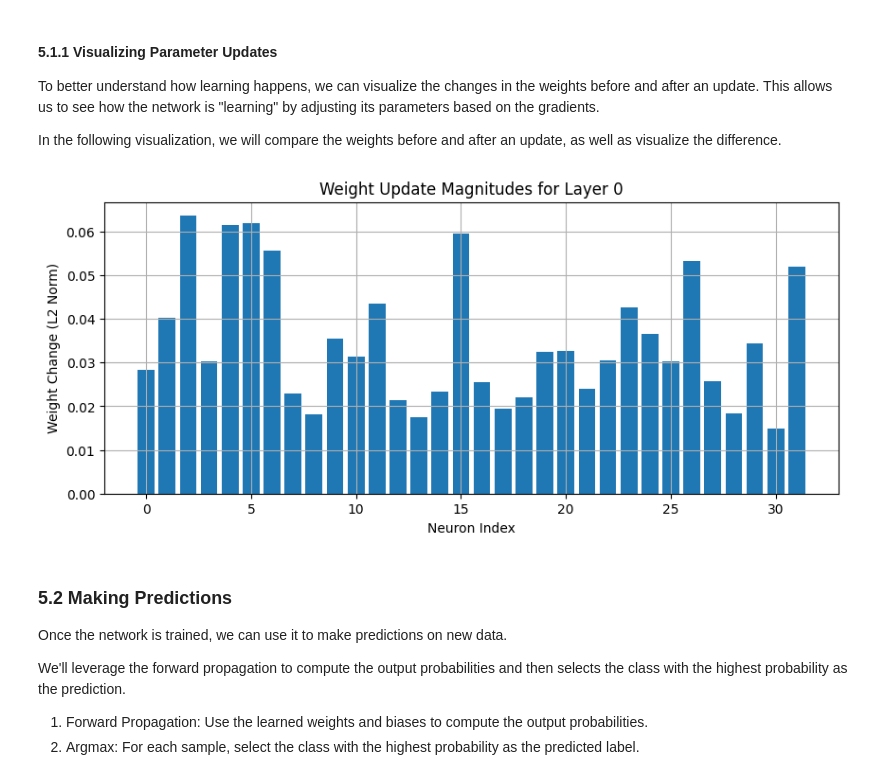
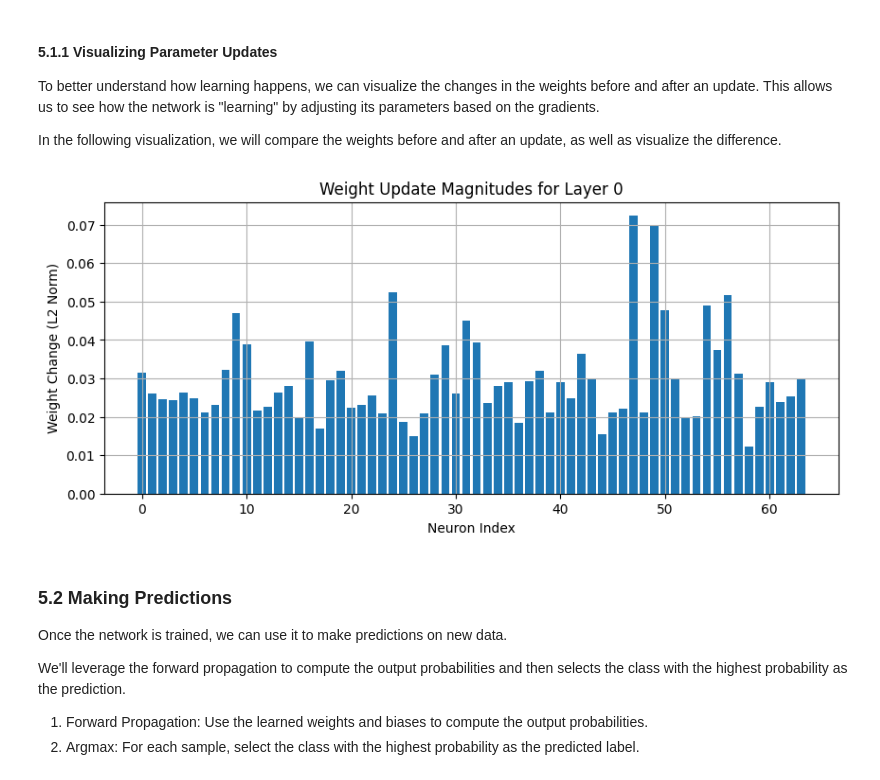
Before and after one commit to dinosaur-oatmeal/MNIST-Walkthrough, a Jupyter notebook: MNIST-Walkthrough.ipynb, the cells around one changed output. Saved outputs shown, nothing was run; the diff lists cells and outputs as text; code cells hidden in the pictures.

```diff
--- a/MNIST-Walkthrough.ipynb
+++ b/MNIST-Walkthrough.ipynb
@@ -38,7 +39,7 @@ mnist = openml.datasets.get_dataset(554)    # ID for MNIST
 
 # Define network architecture
 input_size = 28 * 28         # 784 input neurons
-hidden_sizes = [32, 16]      # Two hidden layers with 32 and 16 neurons
+hidden_sizes = [64, 32, 16]      # list of hidden layers
 output_size = 10             # 10 output neurons for digits 0-9
 layer_dims = [input_size] + hidden_sizes + [output_size]    # Total network dimensions
 # %% [markdown]
@@ -1005,7 +1001,7 @@ To better understand how learning happens, we can visualize the changes in the w
 
 In the following visualization, we will compare the weights before and after an update, as well as visualize the difference.
 # %%
-def visualize_parameter_updates(weights_before, weights_after, layer=0):
+def visualize_parameter_updates(weights_before, weights_after, layer = 0):
     """
     Arguments:
     weights_before -- list of weight matrices before the update
@@ -1016,37 +1012,37 @@ def visualize_parameter_updates(weights_before, weights_after, layer=0):
     weight_diff = weights_after[layer] - weights_before[layer]
 
     # Compute the L2 norm (magnitude) of updates for each output neuron (row in weight matrix)
-    diff_norms = np.linalg.norm(weight_diff, axis=1)
+    diff_norms = np.linalg.norm(weight_diff, axis = 1)
 
     # Plot the weight update magnitudes
-    plt.figure(figsize=(10, 4))
+    plt.figure(figsize = (10, 4))
     plt.bar(range(len(diff_norms)), diff_norms)
     plt.xlabel('Neuron Index')
     plt.ylabel('Weight Change (L2 Norm)')
     plt.title(f'Weight Update Magnitudes for Layer {layer}')
     plt.grid(True)
     plt.show()
 
 # Hyperparameters for training
 learning_rate = 0.1
 batch_size = 64
 
 # Clone weights before update
 weights_before_update = copy.deepcopy(weights)
 
 # Forward propagation on a batch
 aL, cache = forward_propagation(x_train[:, :batch_size], weights, biases)
 
 # Backward propagation
 gradients = back_propagation(y_train[:batch_size], cache, weights)
 
 # Update parameters
 weights, biases = update_parameters(weights, biases, gradients, learning_rate)
 
 # Visualize weight changes for the first hidden layer
-visualize_parameter_updates(weights_before_update, weights, layer=0)
+visualize_parameter_updates(weights_before_update, weights)
 # %% [output]
-[figure, old version]
+[figure, new version]
 # %% [markdown]
 ### 5.2 Making Predictions
 
```
Also changed, not shown: parts of 20 cells of this notebook.
